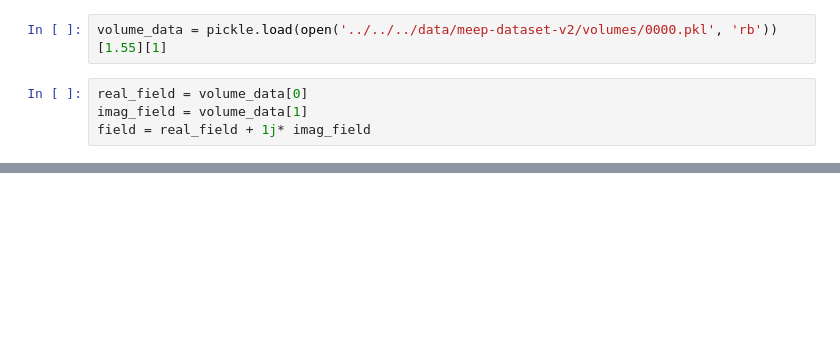
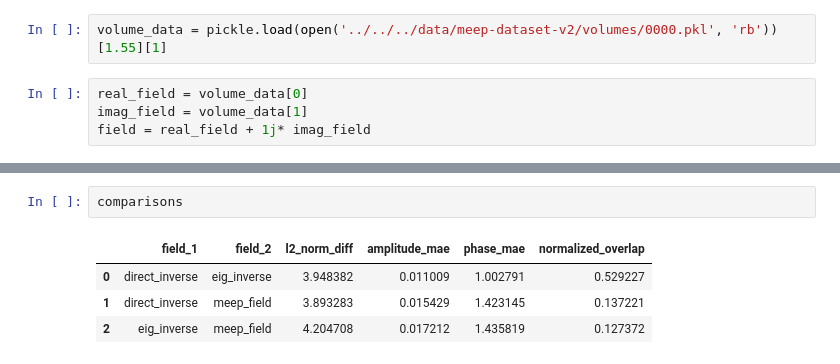
Before and after one commit to Kovaleski-Research-Lab/Bra-ket-optics, a Jupyter notebook: notebooks/forward_projection.ipynb, the cells around one changed output, grey strips where cells are left out. Saved outputs shown, nothing was run; the diff lists cells and outputs as text; blank space fills up the shorter version.

```diff
--- a/notebooks/forward_projection.ipynb
+++ b/notebooks/forward_projection.ipynb
@@ -64,0 +193,7 @@ plt.imshow(np.abs(test))
+# %%
+comparisons
+# %% [output]
+|  | field_1 | field_2 | l2_norm_diff | amplitude_mae | phase_mae | normalized_overlap |
+| 0 | direct_inverse | eig_inverse | 3.948382 | 0.011009 | 1.002791 | 0.529227 |
+| 1 | direct_inverse | meep_field | 3.893283 | 0.015429 | 1.423145 | 0.137221 |
+| 2 | eig_inverse | meep_field | 4.204708 | 0.017212 | 1.435819 | 0.127372 |
```
Also changed, not shown: parts of 22 cells of this notebook, 10 other files.
